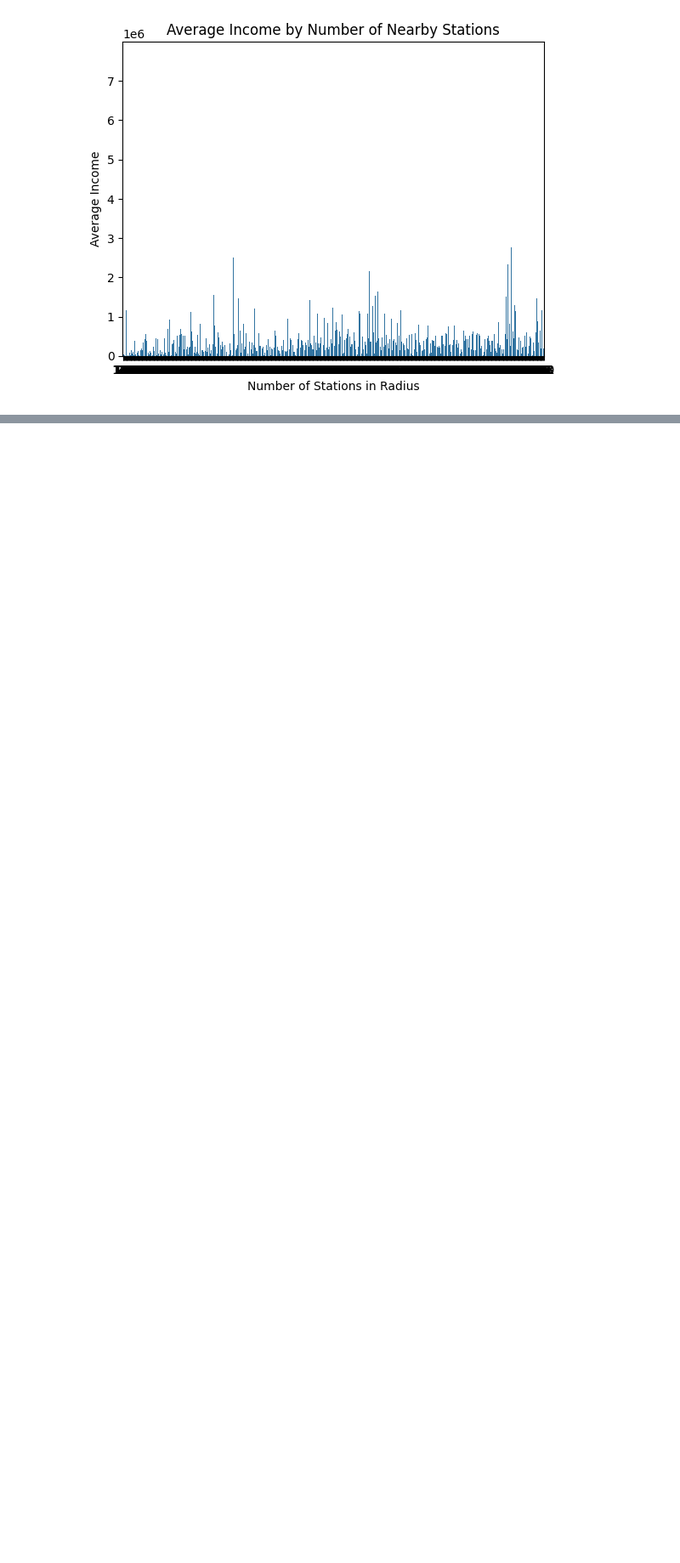
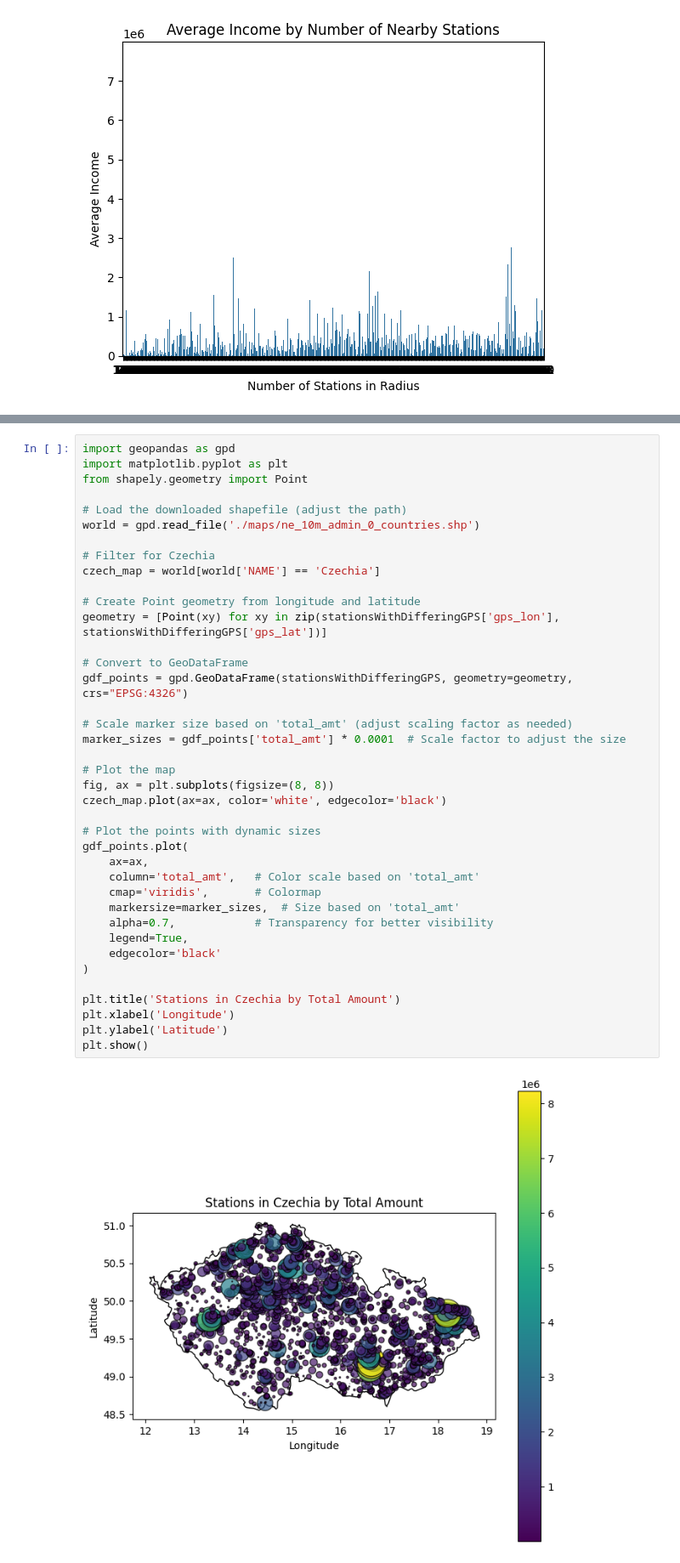
Before and after one commit to bkapustik/DataScience-NDBI048-transactions-at-petrol-stations, a Jupyter notebook: report-preparation.ipynb, the cells around one changed output, grey strips where cells are left out. Shown at 85% size. Cells and saved outputs as stored; diff of their text form; blank space fills up the shorter version.

```diff
--- a/report.ipynb
+++ b/report-preparation.ipynb
@@ -516,0 +603,41 @@ for stationsInRadius in stationInRadiusPerRadius:
+# %%
+import geopandas as gpd
+import matplotlib.pyplot as plt
+from shapely.geometry import Point
+
+# Load the downloaded shapefile (adjust the path)
+world = gpd.read_file('./maps/ne_10m_admin_0_countries.shp')
+
+# Filter for Czechia
+czech_map = world[world['NAME'] == 'Czechia']
+
+# Create Point geometry from longitude and latitude
+geometry = [Point(xy) for xy in zip(stationsWithDifferingGPS['gps_lon'], stationsWithDifferingGPS['gps_lat'])]
+
+# Convert to GeoDataFrame
+gdf_points = gpd.GeoDataFrame(stationsWithDifferingGPS, geometry=geometry, crs="EPSG:4326")
+
+# Scale marker size based on 'total_amt' (adjust scaling factor as needed)
+marker_sizes = gdf_points['total_amt'] * 0.0001  # Scale factor to adjust the size
+
+# Plot the map
+fig, ax = plt.subplots(figsize=(8, 8))
+czech_map.plot(ax=ax, color='white', edgecolor='black')
+
+# Plot the points with dynamic sizes
+gdf_points.plot(
+    ax=ax,
+    column='total_amt',   # Color scale based on 'total_amt'
+    cmap='viridis',       # Colormap
+    markersize=marker_sizes,  # Size based on 'total_amt'
+    alpha=0.7,            # Transparency for better visibility
+    legend=True,
+    edgecolor='black'
+)
+
+plt.title('Stations in Czechia by Total Amount')
+plt.xlabel('Longitude')
+plt.ylabel('Latitude')
+plt.show()
+# %% [output]
+[figure, added]
```
Also changed, not shown: parts of 7 cells of this notebook, 8 other files.
